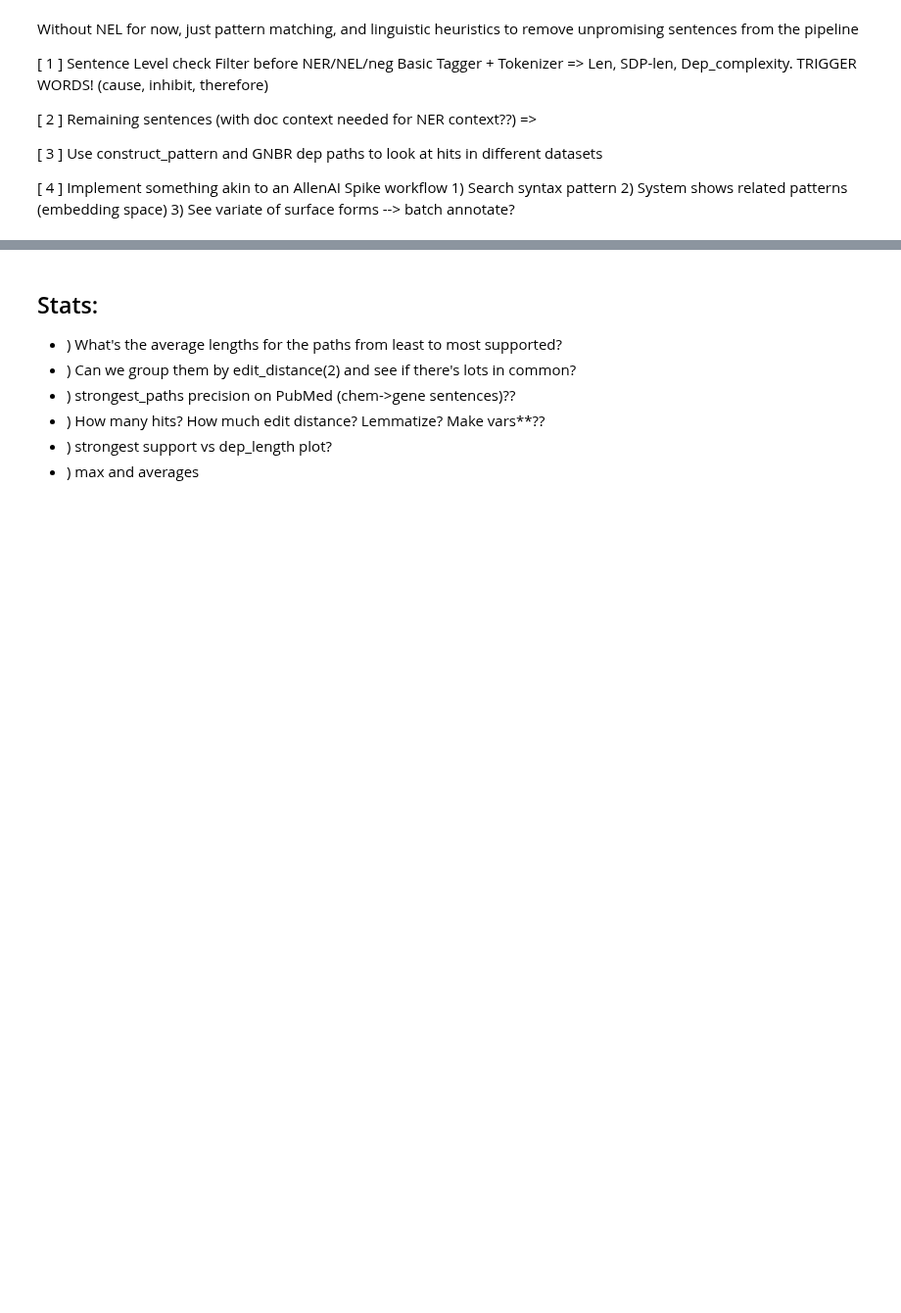
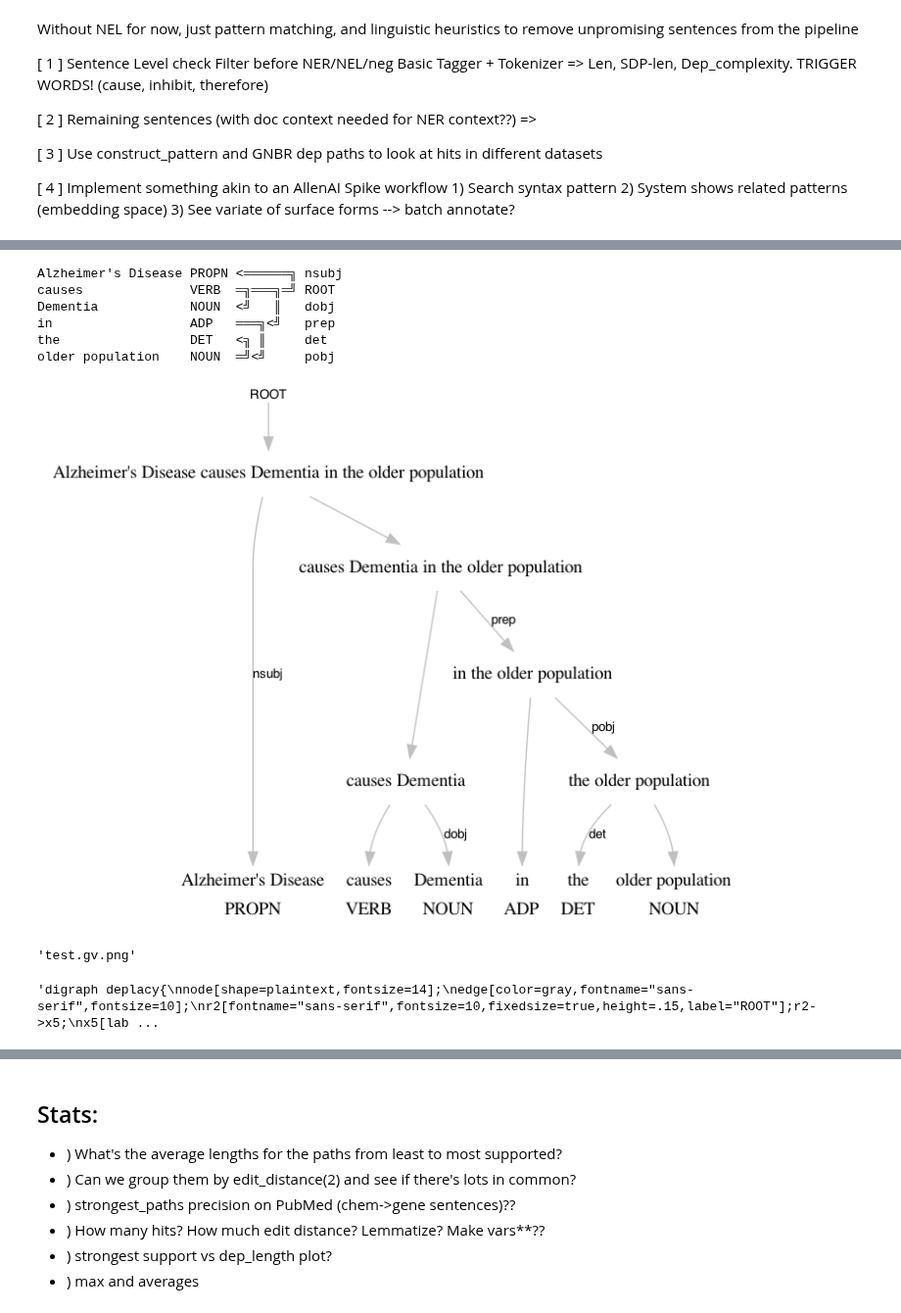
Before and after one commit to raxosiris/scify, a Jupyter notebook: nbs/sentence_filter.ipynb, the cells around one changed output, grey strips where cells are left out. Shown at 98% size. Saved outputs shown, nothing was run; the diff lists cells and outputs as text; code cells hidden in the pictures; blank space fills up the shorter version.

Commit message:
V class can now do Catena

```diff
--- a/nbs/sentence_filter.ipynb
+++ b/nbs/sentence_filter.ipynb
@@ -64,0 +48,2 @@ GN[:6]
+# %%
+text = "Alzheimer's Disease causes Dementia in the older population"
@@ -64,0 +67,2 @@ GN[:6]
+# %%
+doc =nlp(text)
@@ -64,0 +78,24 @@ GN[:6]
+# %%
+deplacy.render(doc)
+# %% [output]
+Alzheimer's Disease PROPN <══════╗ nsubj
+causes              VERB  ═╗═══╗═╝ ROOT
+Dementia            NOUN  <╝   ║   dobj
+in                  ADP   ═══╗<╝   prep
+the                 DET   <╗ ║     det
+older population    NOUN  ═╝<╝     pobj
+# %%
+V.catena(doc)
+# %% [output]
+[figure, added]
+# %%
+from graphviz import Source
+temp = deplacy.dot(doc)
+s = Source(temp, filename="test.gv", format="png")
+s.view()
+# %% [output]
+'test.gv.png'
+# %%
+deplacy.dot(doc)
+# %% [output]
+'digraph deplacy{\nnode[shape=plaintext,fontsize=14];\nedge[color=gray,fontname="sans-serif",fontsize=10];\nr2[fontname="sans-serif",fontsize=10,fixedsize=true,height=.15,label="ROOT"];r2->x5;\nx5[lab ...
```
Also changed, not shown: parts of 14 cells of this notebook, 9 other files.
